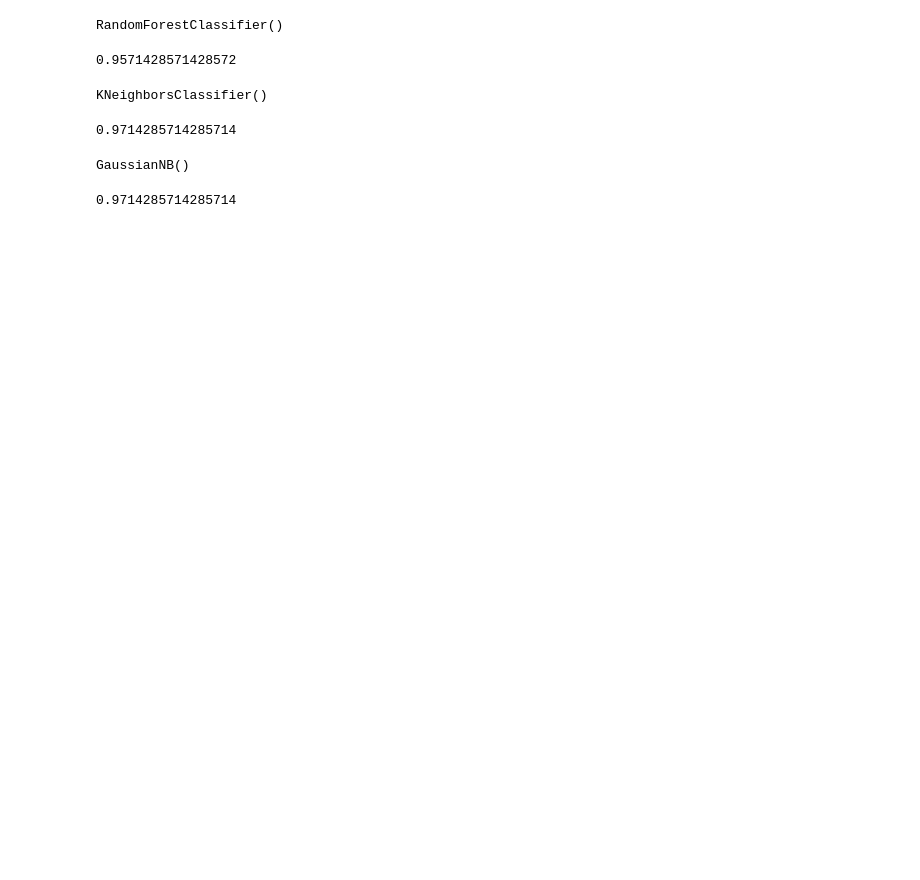
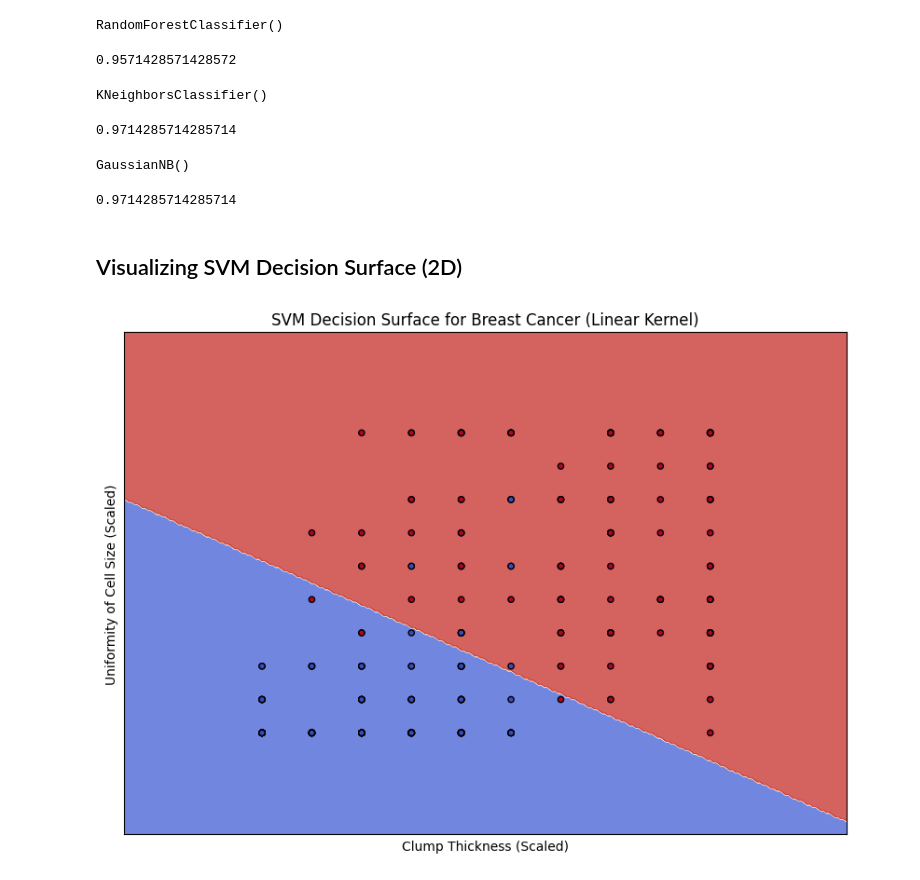
Before and after one commit to pankajkumar8709/Machine-Learning-projects, a Jupyter notebook: SVM.ipynb, the cells around one changed output. Saved outputs shown, nothing was run; the diff lists cells and outputs as text; code cells hidden in the pictures; blank space fills up the shorter version.

```diff
--- a/SVM.ipynb
+++ b/SVM.ipynb
@@ -306,3 +306,5 @@ y_pred6=model.predict(x_test)
 accuracy_score(y_test,y_pred5)
 # %% [output]
 0.9714285714285714
+# %% [markdown]
+## Visualizing SVM Decision Surface (2D)
@@ -308,0 +332,31 @@ accuracy_score(y_test,y_pred5)
+# %%
+# Train a new SVC model with the 2D data
+svm_model_2d = SVC(kernel='linear') # Using a linear kernel for simplicity first
+svm_model_2d.fit(x_train_2d_scaled, y_train_2d.values.ravel()) # .ravel() to flatten y
+
+# Create a mesh to plot the decision boundary
+x_min, x_max = x_train_2d_scaled[:, 0].min() - 1, x_train_2d_scaled[:, 0].max() + 1
+y_min, y_max = x_train_2d_scaled[:, 1].min() - 1, x_train_2d_scaled[:, 1].max() + 1
+h = 0.02 # step size in the mesh
+xx, yy = np.meshgrid(np.arange(x_min, x_max, h), np.arange(y_min, y_max, h))
+
+# Predict classifications for each point in the mesh
+Z = svm_model_2d.predict(np.c_[xx.ravel(), yy.ravel()])
+Z = Z.reshape(xx.shape)
+
+# Plot the decision boundary and the training points
+plt.figure(figsize=(10, 7))
+plt.contourf(xx, yy, Z, cmap=plt.cm.coolwarm, alpha=0.8)
+
+# Plot also the training points
+plt.scatter(x_train_2d_scaled[:, 0], x_train_2d_scaled[:, 1], c=y_train_2d.values.ravel(), cmap=plt.cm.coolwarm, edgecolors='k', s=20)
+plt.xlabel('Clump Thickness (Scaled)')
+plt.ylabel('Uniformity of Cell Size (Scaled)')
+plt.title('SVM Decision Surface for Breast Cancer (Linear Kernel)')
+plt.xlim(xx.min(), xx.max())
+plt.ylim(yy.min(), yy.max())
+plt.xticks(())
+plt.yticks(())
+plt.show()
+# %% [output]
+[figure, added]
```
Also changed, not shown: parts of 5 cells of this notebook.
